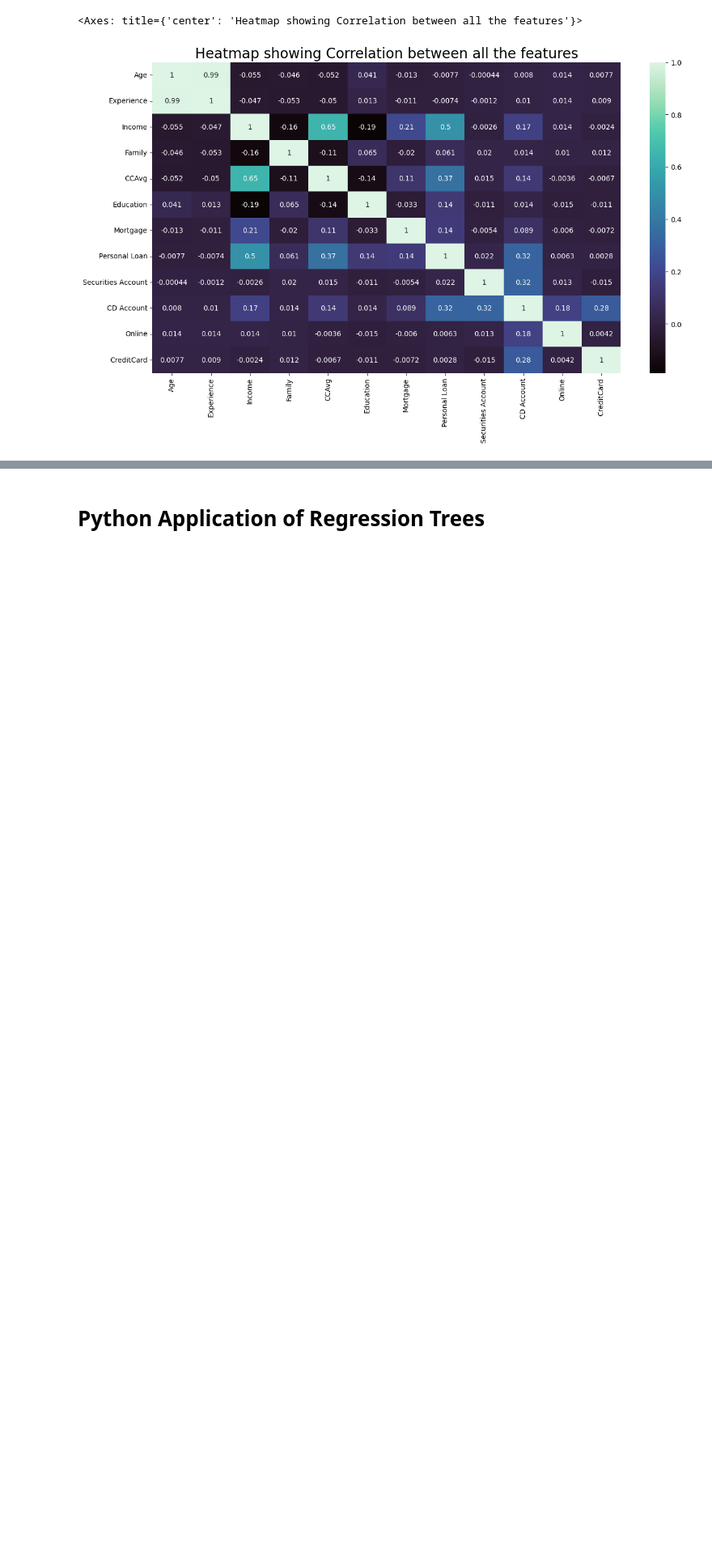
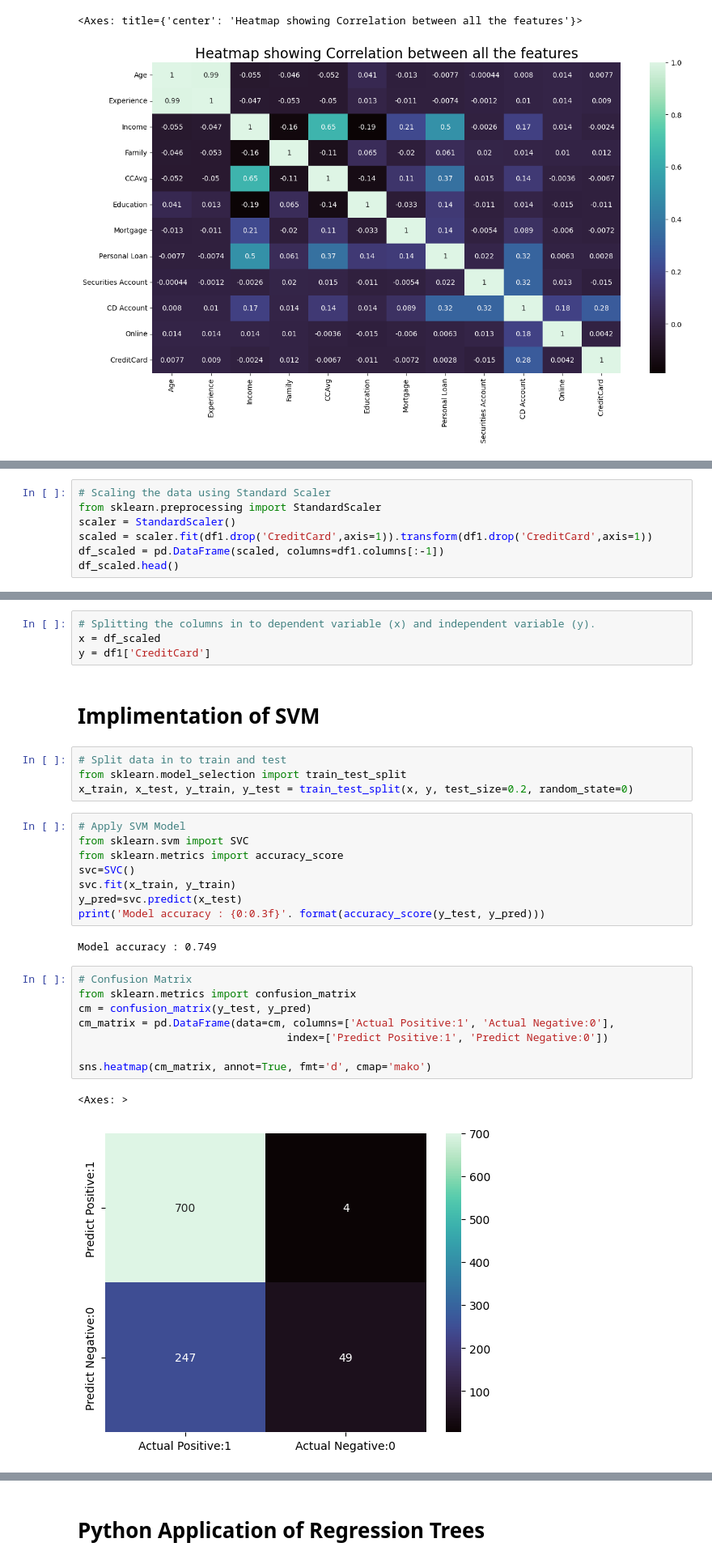
Before and after one commit to richlim16/SVM-Regression-Trees, a Jupyter notebook: Topic_Linear_SVM,_Non_Linear_SVM,_Regression_Trees_.ipynb, the cells around one changed output, grey strips where cells are left out. Shown at 81% size. Cells and saved outputs as stored; diff of their text form; blank space fills up the shorter version.

```diff
--- a/Topic_Linear_SVM,_Non_Linear_SVM,_Regression_Trees_.ipynb
+++ b/Topic_Linear_SVM,_Non_Linear_SVM,_Regression_Trees_.ipynb
@@ -170,0 +199,7 @@ sns.heatmap(df1.corr(),annot = True, cmap='mako')
+# %%
+# Scaling the data using Standard Scaler
+from sklearn.preprocessing import StandardScaler
+scaler = StandardScaler()
+scaled = scaler.fit(df1.drop('CreditCard',axis=1)).transform(df1.drop('CreditCard',axis=1))
+df_scaled = pd.DataFrame(scaled, columns=df1.columns[:-1])
+df_scaled.head()
@@ -170,0 +213,31 @@ sns.heatmap(df1.corr(),annot = True, cmap='mako')
+# %%
+# Splitting the columns in to dependent variable (x) and independent variable (y).
+x = df_scaled
+y = df1['CreditCard']
+# %% [markdown]
+# Implimentation of SVM
+# %%
+# Split data in to train and test
+from sklearn.model_selection import train_test_split
+x_train, x_test, y_train, y_test = train_test_split(x, y, test_size=0.2, random_state=0)
+# %%
+# Apply SVM Model
+from sklearn.svm import SVC
+from sklearn.metrics import accuracy_score
+svc=SVC()
+svc.fit(x_train, y_train)
+y_pred=svc.predict(x_test)
+print('Model accuracy : {0:0.3f}'. format(accuracy_score(y_test, y_pred)))
+# %% [output]
+Model accuracy : 0.749
+# %%
+# Confusion Matrix
+from sklearn.metrics import confusion_matrix
+cm = confusion_matrix(y_test, y_pred)
+cm_matrix = pd.DataFrame(data=cm, columns=['Actual Positive:1', 'Actual Negative:0'],
+                                 index=['Predict Positive:1', 'Predict Negative:0'])
+
+sns.heatmap(cm_matrix, annot=True, fmt='d', cmap='mako')
+# %% [output]
+<Axes: >
+[figure, added]
```
Also changed, not shown: parts of 19 cells of this notebook, 1 other file.
